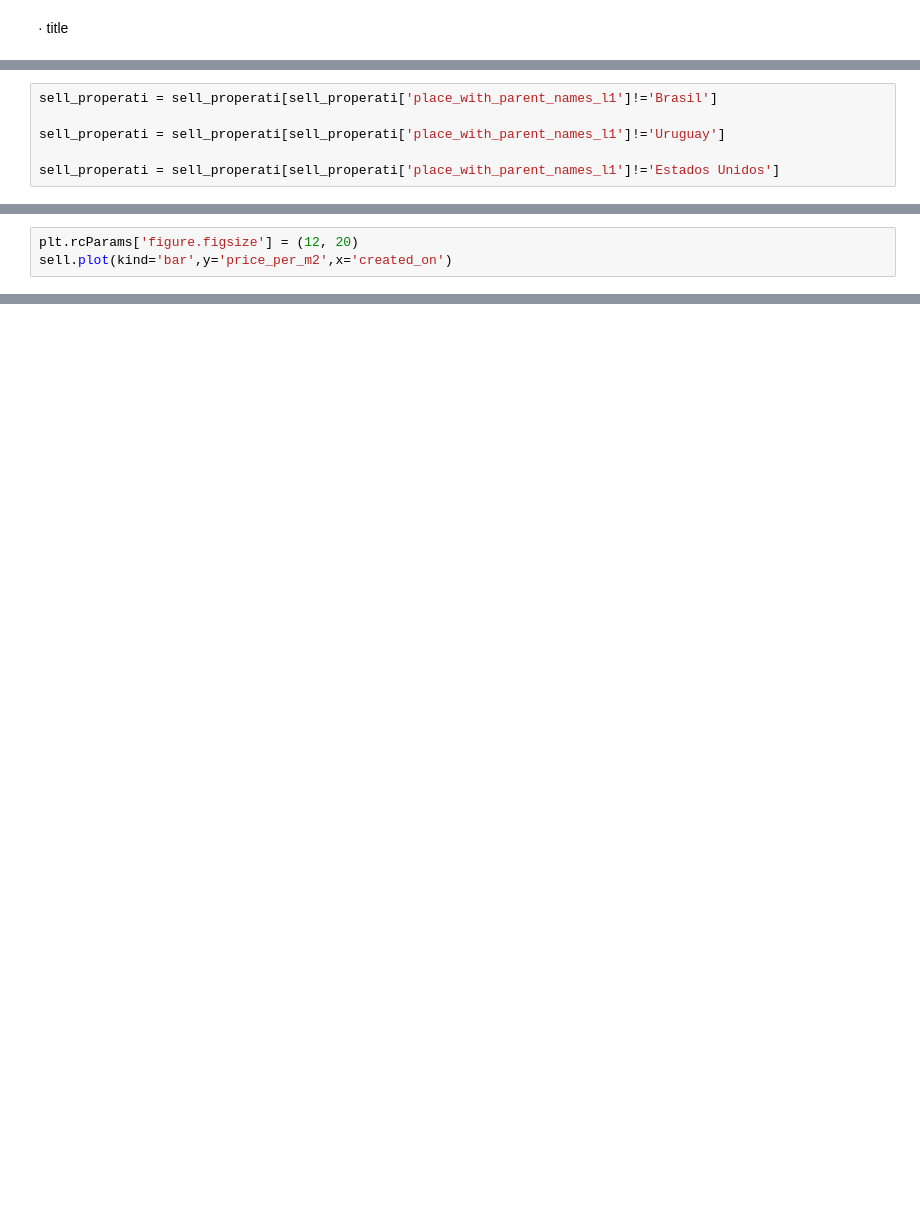
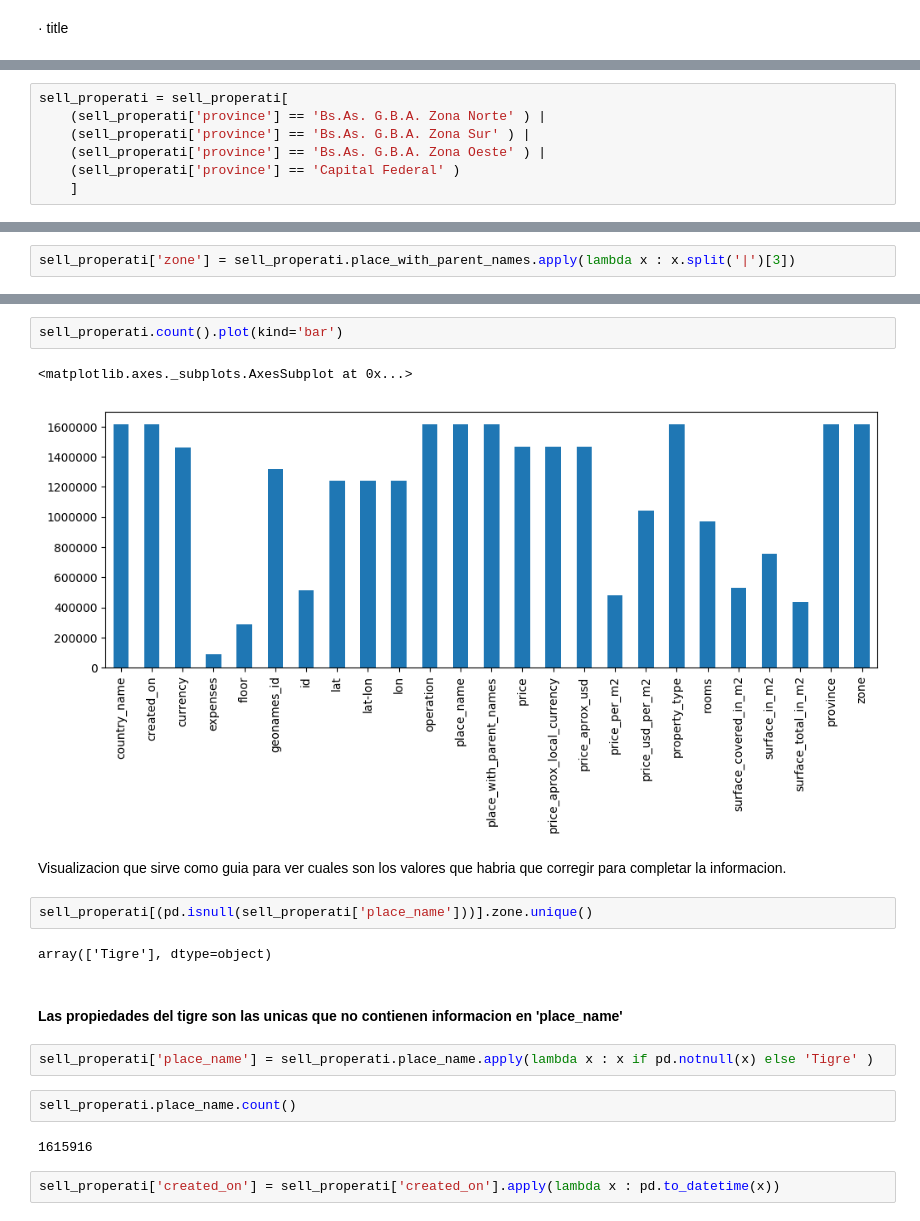
Before and after one commit to BraianVicente/properati_argentina, a Jupyter notebook: src/initial_analitic.ipynb, the cells around one changed output, grey strips where cells are left out. Cells and saved outputs as stored; diff of their text form; blank space fills up the shorter version.

```diff
--- a/src/initial_analitic.ipynb
+++ b/src/initial_analitic.ipynb
@@ -65,2 +144,9 @@ sell_properati.country_name.value_counts()
+# %%
+sell_properati = sell_properati[
+    (sell_properati['province'] == 'Bs.As. G.B.A. Zona Norte' ) |
+    (sell_properati['province'] == 'Bs.As. G.B.A. Zona Sur' ) |
+    (sell_properati['province'] == 'Bs.As. G.B.A. Zona Oeste' ) |
+    (sell_properati['province'] == 'Capital Federal' )
+    ]
 # %%
 sell_properati.shape
@@ -71,6 +165,0 @@ sell_properati.place_with_parent_names_l1.unique()
-# %%
-sell_properati = sell_properati[sell_properati['place_with_parent_names_l1']!='Brasil']
-
-sell_properati = sell_properati[sell_properati['place_with_parent_names_l1']!='Uruguay']
-
-sell_properati = sell_properati[sell_properati['place_with_parent_names_l1']!='Estados Unidos']
@@ -156,3 +165,0 @@ sell_analityc.groupby()
-# %%
-plt.rcParams['figure.figsize'] = (12, 20)
-sell.plot(kind='bar',y='price_per_m2',x='created_on')
@@ -168,0 +166,2 @@ sell.plot(kind='scatter',x='price',y='price_per_m2')aa
+# %%
+sell_properati['zone'] = sell_properati.place_with_parent_names.apply(lambda x : x.split('|')[3])
@@ -168,0 +208,21 @@ sell.plot(kind='scatter',x='price',y='price_per_m2')aa
+# %%
+sell_properati.count().plot(kind='bar')
+# %% [output]
+<matplotlib.axes._subplots.AxesSubplot at 0x...>
+[figure, added]
+# %% [markdown]
+Visualizacion que sirve como guia para ver cuales son los valores que habria que corregir para completar la informacion.
+# %%
+sell_properati[(pd.isnull(sell_properati['place_name']))].zone.unique()
+# %% [output]
+array(['Tigre'], dtype=object)
+# %% [markdown]
+#### Las propiedades del tigre son las unicas que no contienen informacion en 'place_name'
+# %%
+sell_properati['place_name'] = sell_properati.place_name.apply(lambda x : x if pd.notnull(x) else 'Tigre' )
+# %%
+sell_properati.place_name.count()
+# %% [output]
+1615916
+# %%
+sell_properati['created_on'] = sell_properati['created_on'].apply(lambda x : pd.to_datetime(x))
```
Also changed, not shown: parts of 80 cells of this notebook.
